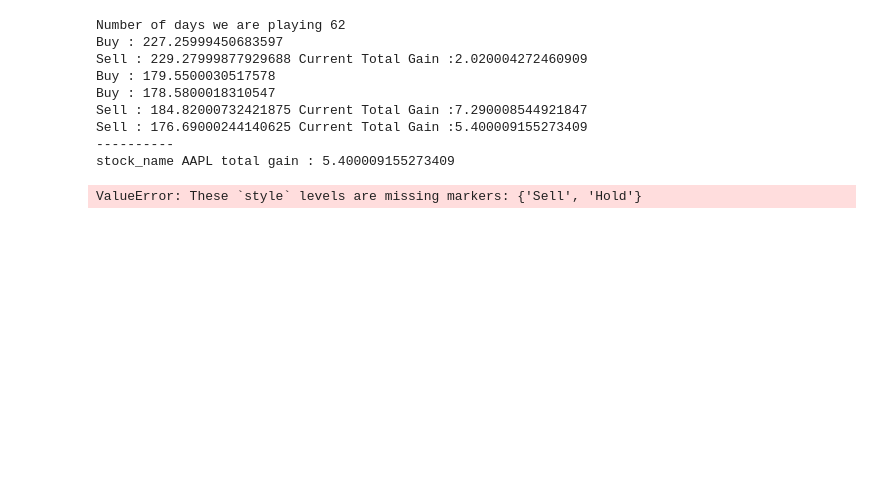
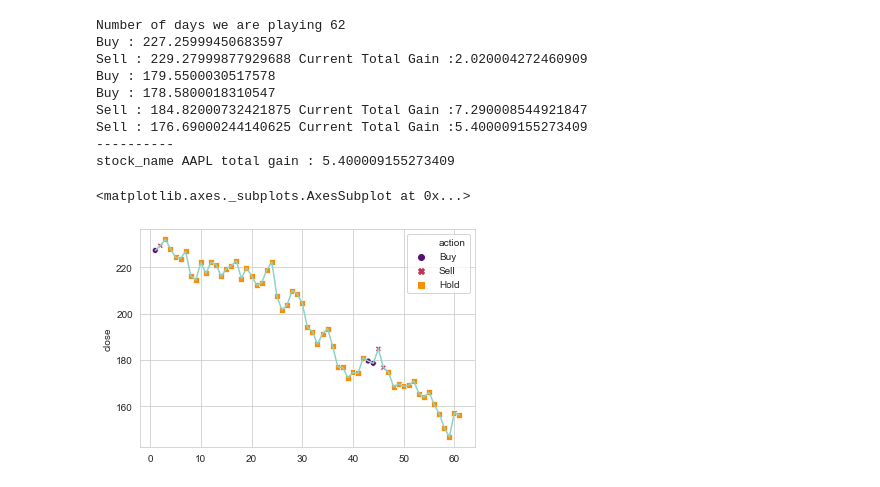
Before and after one commit to panbinwot/W4995_DL_Project_Team23, a Jupyter notebook: test.ipynb, the cells around one changed output. Cells and saved outputs as stored; diff of their text form; code cells hidden in the pictures; blank space fills up the shorter version.

```diff
--- a/test.ipynb
+++ b/test.ipynb
@@ -64,11 +64,13 @@ stock_name AAPL total gain : 5.400009155273409
 # %%
  import seaborn as sns
  dat = pd.DataFrame(tracker)
  x = [i+1 for i in range(len(data)-1)]
  sns.set_style("whitegrid")
- sns.scatterplot(x, y  = 'close',hue = 'action', style= 'action', style_order=["Buy","Hold","Sell"],data = dat)
+
+ sns.scatterplot(x, y  = 'close',hue = 'action', style= 'action', palette="inferno", data = dat)
  sns.lineplot(x, y  = 'close',data = dat)
 # %% [output]
-ValueError: These `style` levels are missing markers: {'Sell', 'Hold'}
+<matplotlib.axes._subplots.AxesSubplot at 0x...>
+[figure, added]
 # %%
 sns.scatterplot(x, y=, data=tips)
```
Also changed, not shown: 2 other files.
